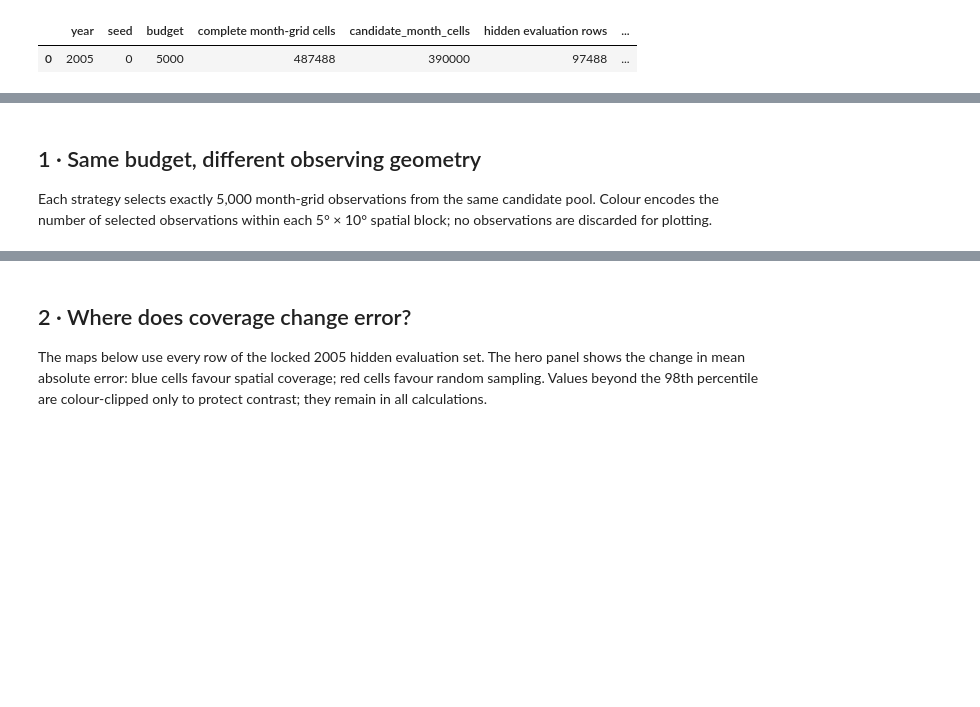
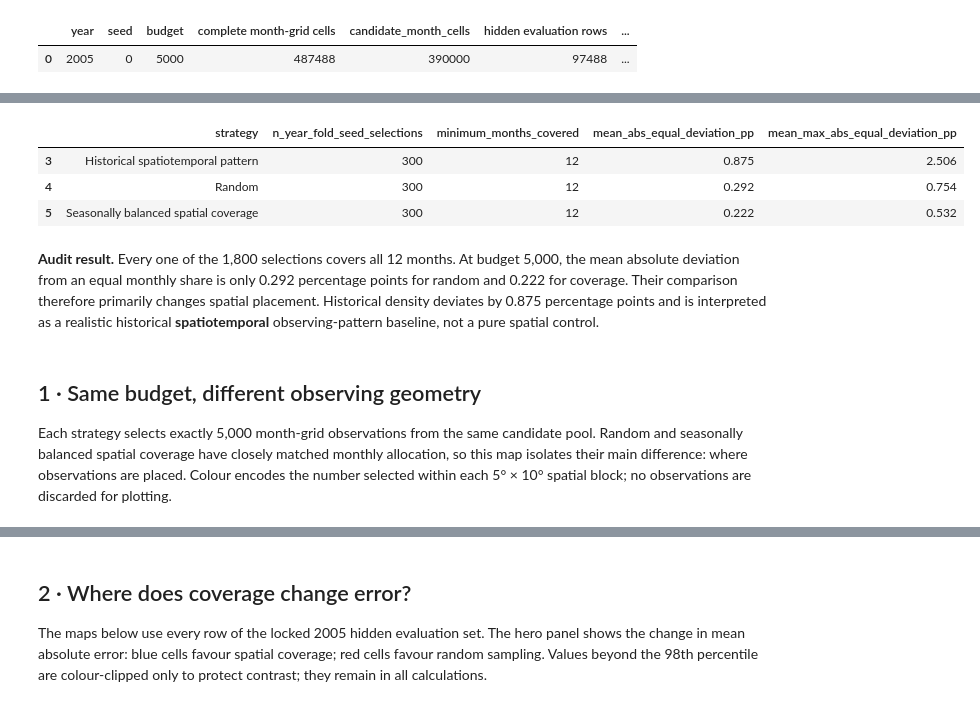
Before and after one commit to BokaiHe/ocean-carbon-sampling, a Jupyter notebook: notebooks/published/osse_visual_story_demo.ipynb, the cells around one changed output, grey strips where cells are left out. Cells and saved outputs as stored; diff of their text form; code cells hidden in the pictures; blank space fills up the shorter version.

Commit message:
Document and audit monthly sampling balance

```diff
--- a/notebooks/published/osse_visual_story_demo.ipynb
+++ b/notebooks/published/osse_visual_story_demo.ipynb
@@ -35,6 +35,7 @@ effects = pd.read_csv(RESULTS / 'osse_cross_year_paired_summary.csv')
 regrid = pd.read_csv(RESULTS / 'osse_regrid_audit_paired_summary.csv')
 spatial_blocks = pd.read_csv(RESULTS / 'osse_spatial_block_confirmatory_blocks.csv')
 spatial_summary = pd.read_csv(RESULTS / 'osse_spatial_block_confirmatory_paired_summary.csv')
+month_balance = pd.read_csv(RESULTS / 'osse_month_balance_strategy_summary.csv')
 print('Curated visual-demo data loaded.')
 # %% [output]
 Curated visual-demo data loaded.
@@ -50,7 +57,25 @@ metadata.rename(columns={
+# %%
+month_balance.query('budget == 5000').assign(
+    strategy=lambda frame: frame['strategy'].replace({
+        'random': 'Random',
+        'spatial_coverage': 'Seasonally balanced spatial coverage',
+        'historical_density': 'Historical spatiotemporal pattern',
+    }),
+    mean_abs_equal_deviation_pp=lambda frame: frame['mean_abs_equal_deviation_pp'].round(3),
+    mean_max_abs_equal_deviation_pp=lambda frame: frame['mean_max_abs_equal_deviation_pp'].round(3),
+)[['strategy', 'n_year_fold_seed_selections', 'minimum_months_covered',
+   'mean_abs_equal_deviation_pp', 'mean_max_abs_equal_deviation_pp']]
+# %% [output]
+|  | strategy | n_year_fold_seed_selections | minimum_months_covered | mean_abs_equal_deviation_pp | mean_max_abs_equal_deviation_pp |
+| 3 | Historical spatiotemporal pattern | 300 | 12 | 0.875 | 2.506 |
+| 4 | Random | 300 | 12 | 0.292 | 0.754 |
+| 5 | Seasonally balanced spatial coverage | 300 | 12 | 0.222 | 0.532 |
+# %% [markdown]
+**Audit result.** Every one of the 1,800 selections covers all 12 months. At budget 5,000, the mean absolute deviation from an equal monthly share is only 0.292 percentage points for random and 0.222 for coverage. Their comparison therefore primarily changes spatial placement. Historical density deviates by 0.875 percentage points and is interpreted as a realistic historical **spatiotemporal** observing-pattern baseline, not a pure spatial control.
 # %% [markdown]
 ## 1 · Same budget, different observing geometry
 
-Each strategy selects exactly 5,000 month-grid observations from the same candidate pool. Colour encodes the number of selected observations within each 5° × 10° spatial block; no observations are discarded for plotting.
+Each strategy selects exactly 5,000 month-grid observations from the same candidate pool. Random and seasonally balanced spatial coverage have closely matched monthly allocation, so this map isolates their main difference: where observations are placed. Colour encodes the number selected within each 5° × 10° spatial block; no observations are discarded for plotting.
 # %%
 sampling_figure = plot_sampling_atlas(sampling, budget=5000, seed=0)
 # %% [output]
```
Also changed, not shown: parts of 5 cells of this notebook, 9 other files.
